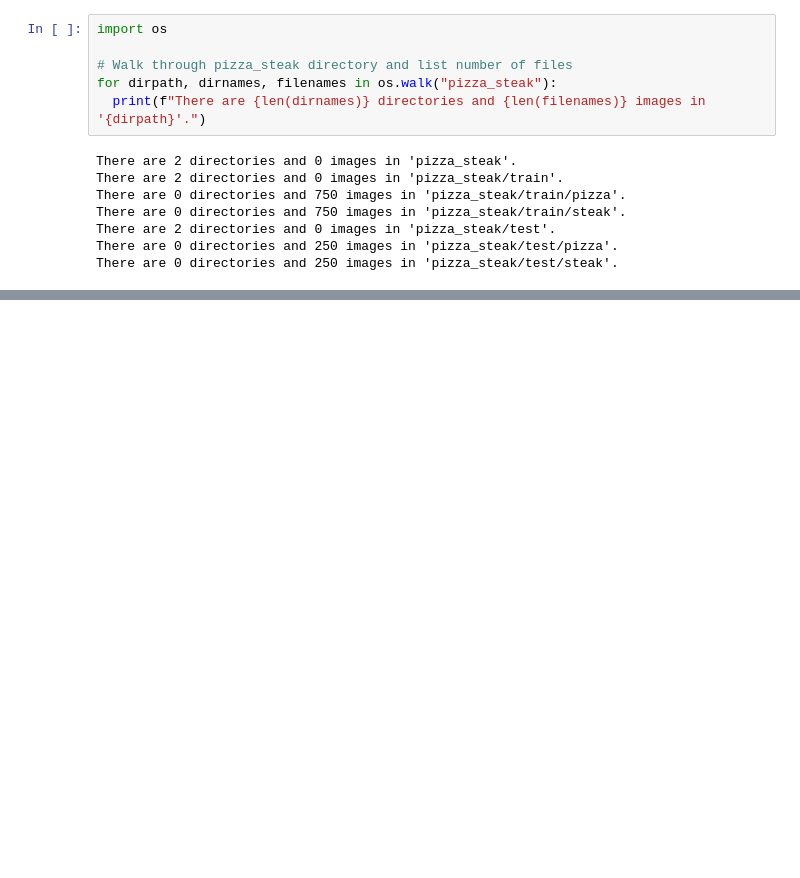
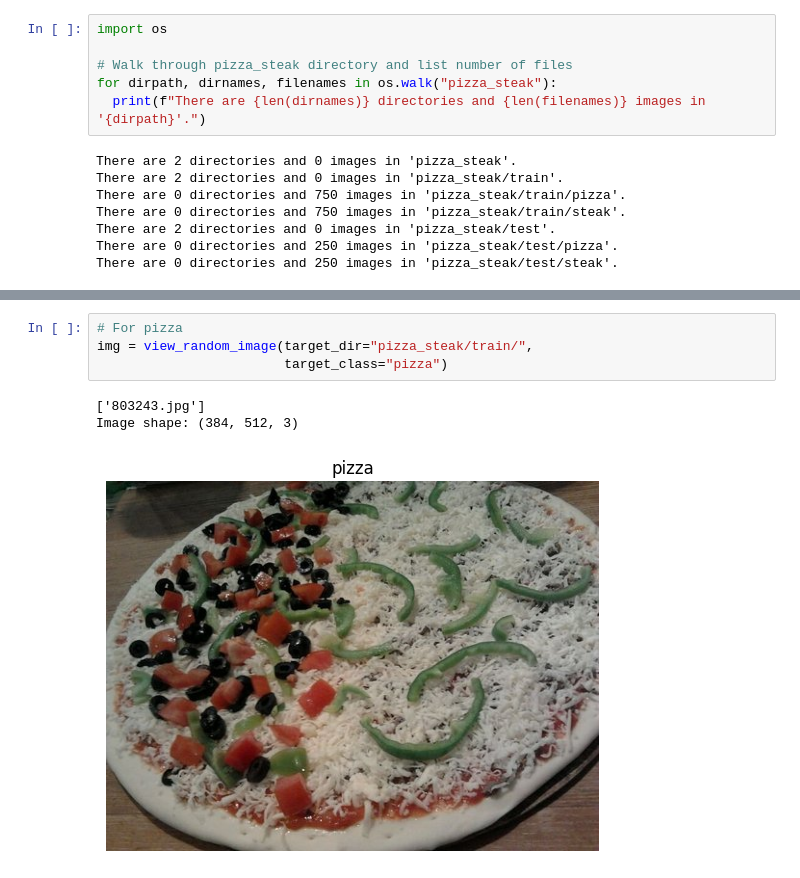
Before and after one commit to masrik-dev/Deep-Learning-with-TensorFlow-and-Python, a Jupyter notebook: 03_introduction_to_computer_vision_with_tensorflow.ipynb, the cells around one changed output, grey strips where cells are left out. Saved outputs shown, nothing was run; the diff lists cells and outputs as text; blank space fills up the shorter version.

```diff
--- a/03_introduction_to_computer_vision_with_tensorflow.ipynb
+++ b/03_introduction_to_computer_vision_with_tensorflow.ipynb
@@ -81,0 +142,8 @@ There are 0 directories and 250 images in 'pizza_steak/test/steak'.
+# %%
+# For pizza
+img = view_random_image(target_dir="pizza_steak/train/",
+                        target_class="pizza")
+# %% [output]
+['803243.jpg']
+Image shape: (384, 512, 3)
+[figure, added]
```
Also changed, not shown: parts of 10 cells of this notebook.
